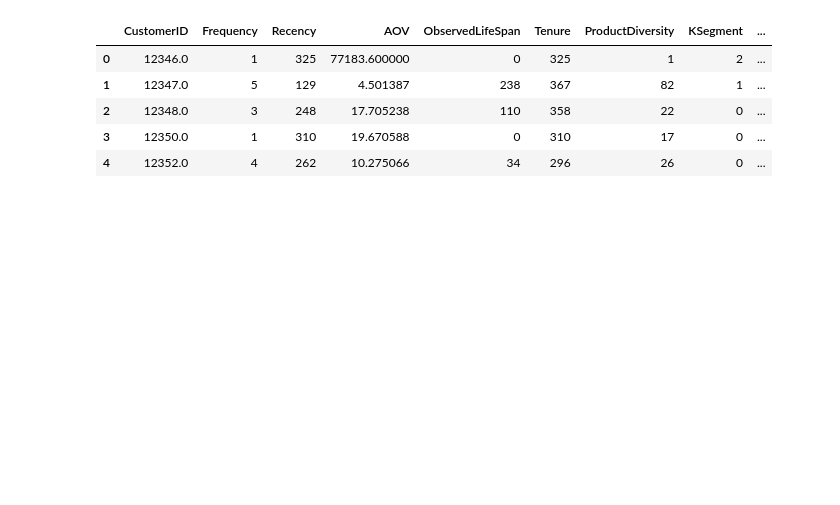
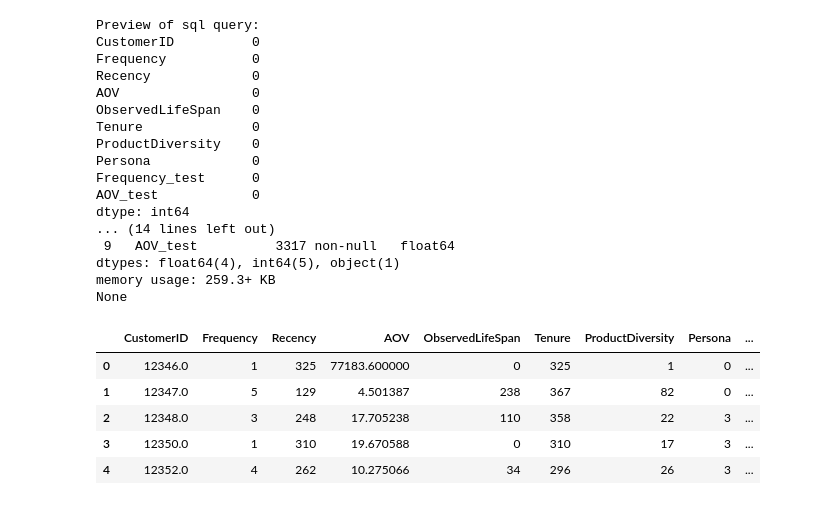
Before and after one commit to mundundan-star/online-retail-customer-analytics, a Jupyter notebook: 6.0 Predicting_Customer_Life_Time_Value_(CLTV).ipynb, the cells around one changed output. Cells and saved outputs as stored; diff of their text form; code cells hidden in the pictures; blank space fills up the shorter version.

```diff
--- a/6.0 Predicting_Customer_Life_Time_Value_(CLTV).ipynb
+++ b/6.0 Predicting_Customer_Life_Time_Value_(CLTV).ipynb
@@ -20,37 +20,58 @@ SELECT "CustomerID",
    "TotalRevenue"/"Frequency" AS "AOV",
    "ObservedLifeSpan",
    "Tenure",
    "ProductDiversity"
 
 FROM v_customer_metrics),
 
 test_data AS
 (SELECT "CustomerID",
     COUNT(DISTINCT "InvoiceDate") AS "Frequency_test",
     AVG("Revenue") AS "AOV_test"
 FROM v_clean_sales_analytics
 WHERE "InvoiceDate" > '2011-08-31'
 GROUP BY 1),
 
 segments AS
 (SELECT "CustomerID",
-    "KSegment"
+    "Persona"
 FROM customer_segment_labels)
 
 SELECT *
 FROM train_data
 LEFT JOIN segments
 USING("CustomerID")
 LEFT JOIN test_data
 USING("CustomerID")
 """
 
 df = pd.read_sql(text(query), con = engine).fillna(0)
+
+print("Preview of sql query:")
+print(df.isna().sum())
+print(df.info())
 df.head()
 # %% [output]
+Preview of sql query:
+CustomerID          0
+Frequency           0
+Recency             0
+AOV                 0
+ObservedLifeSpan    0
+Tenure              0
+ProductDiversity    0
+Persona             0
+Frequency_test      0
+AOV_test            0
+dtype: int64
+... (14 lines left out)
+ 9   AOV_test          3317 non-null   float64
+dtypes: float64(4), int64(5), object(1)
+memory usage: 259.3+ KB
+None
-|  | CustomerID | Frequency | Recency | AOV | ObservedLifeSpan | Tenure | ProductDiversity | KSegment | ... |
-| 0 | 12346.0 | 1 | 325 | 77183.600000 | 0 | 325 | 1 | 2 | ... |
-| 1 | 12347.0 | 5 | 129 | 4.501387 | 238 | 367 | 82 | 1 | ... |
-| 2 | 12348.0 | 3 | 248 | 17.705238 | 110 | 358 | 22 | 0 | ... |
-| 3 | 12350.0 | 1 | 310 | 19.670588 | 0 | 310 | 17 | 0 | ... |
-| 4 | 12352.0 | 4 | 262 | 10.275066 | 34 | 296 | 26 | 0 | ... |
+|  | CustomerID | Frequency | Recency | AOV | ObservedLifeSpan | Tenure | ProductDiversity | Persona | ... |
+| 0 | 12346.0 | 1 | 325 | 77183.600000 | 0 | 325 | 1 | 0 | ... |
+| 1 | 12347.0 | 5 | 129 | 4.501387 | 238 | 367 | 82 | 0 | ... |
+| 2 | 12348.0 | 3 | 248 | 17.705238 | 110 | 358 | 22 | 3 | ... |
+| 3 | 12350.0 | 1 | 310 | 19.670588 | 0 | 310 | 17 | 3 | ... |
+| 4 | 12352.0 | 4 | 262 | 10.275066 | 34 | 296 | 26 | 3 | ... |
```
Also changed, not shown: parts of 6 cells of this notebook.
